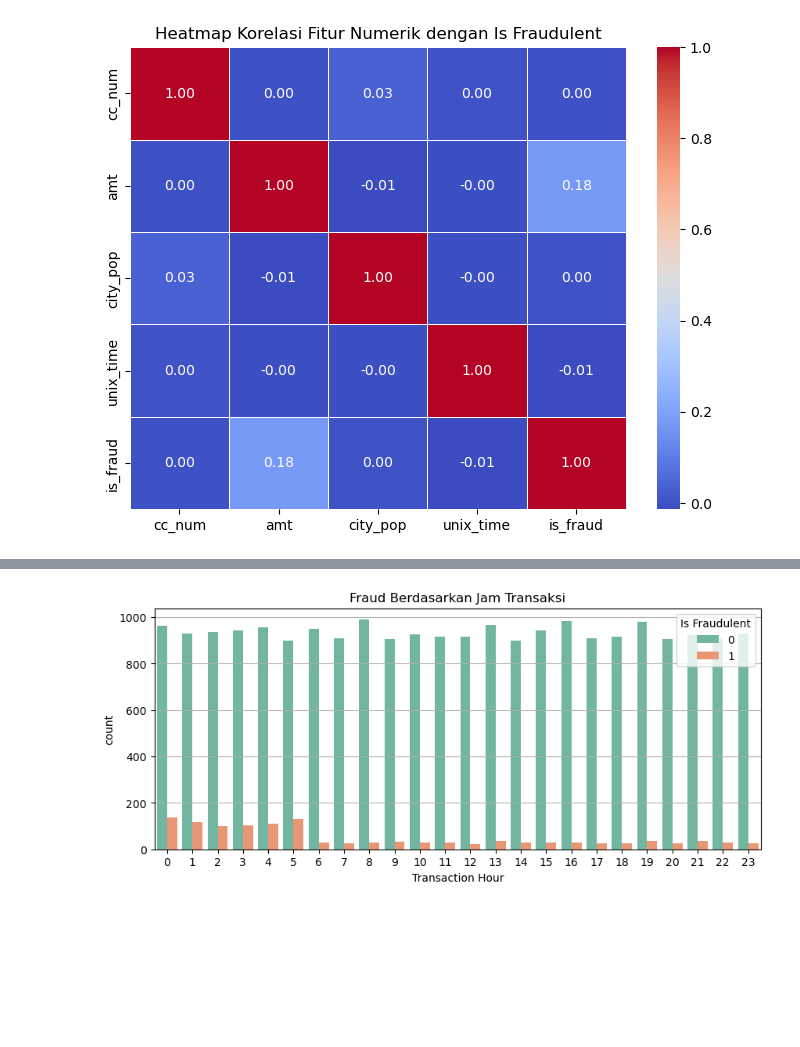
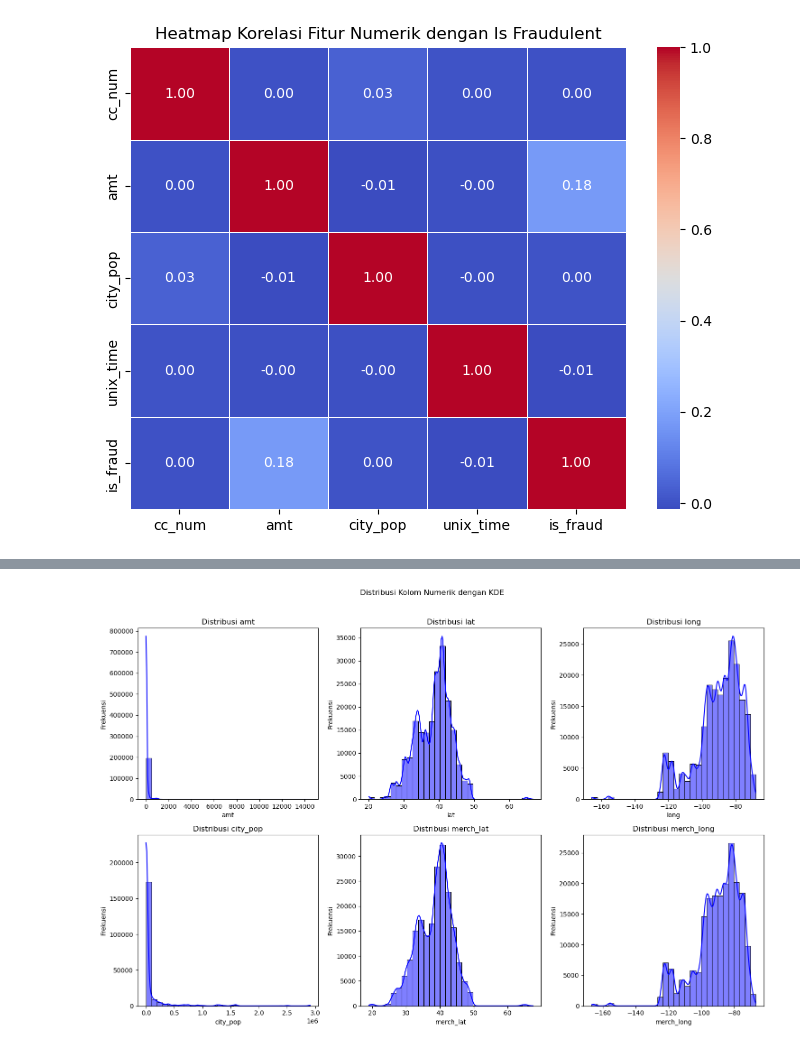
Before and after one commit to FTDS-assignment-bay/p2-final-project-ftds-025-hck-group-001, a Jupyter notebook: EDA.ipynb, the cells around one changed output, grey strips where cells are left out. Saved outputs shown, nothing was run; the diff lists cells and outputs as text; code cells hidden in the pictures; blank space fills up the shorter version.

```diff
--- a/EDA.ipynb
+++ b/EDA.ipynb
@@ -163,8 +146,14 @@ plt.show()
-# %%
-plt.figure(figsize=(10, 4))
-sns.countplot(data=df, x='Transaction Hour', hue='Is Fraudulent', palette='Set2')
-plt.title('Fraud Berdasarkan Jam Transaksi')
-plt.grid(axis='y')
-plt.show()
-# %% [output]
-[figure, removed]
+# %%
+# Plot histogram dengan KDE untuk melihat skewness
+plt.figure(figsize=(15, 10))
+for i, col in enumerate(num_cols, 1):
+    plt.subplot(2, 3, i)
+    sns.histplot(df[col], kde=True, bins=30, color='blue')
+    plt.title(f'Distribusi {col}')
+    plt.xlabel(col)
+    plt.ylabel('Frekuensi')
+plt.suptitle("Distribusi Kolom Numerik dengan KDE")
+plt.tight_layout(rect=[0, 0, 1, 0.96])
+plt.show()
+# %% [output]
+[figure, added]
```
Also changed, not shown: parts of 16 cells of this notebook.
